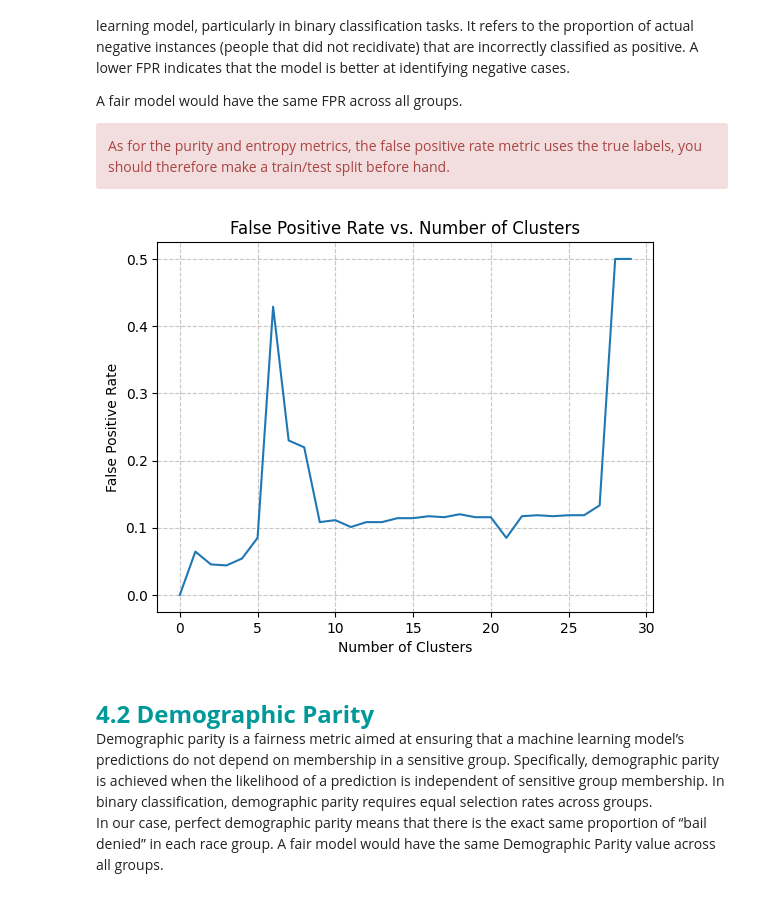
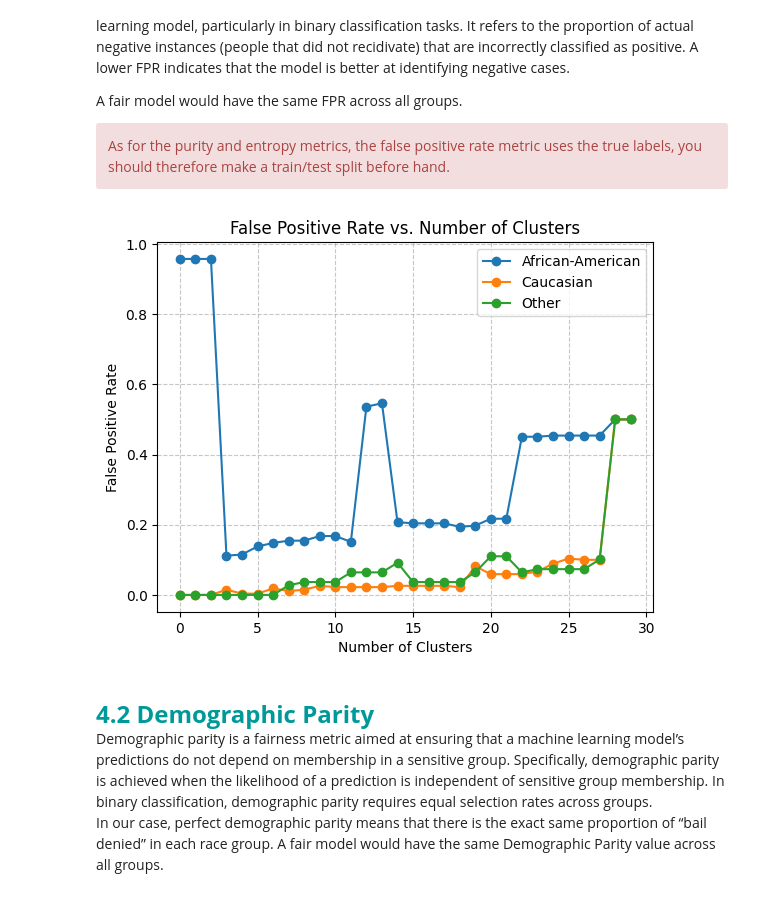
Before and after one commit to Potomolo/LEPL1109-CraHackaton, a Jupyter notebook: Hackaton_3/H3-Clustering-Student.ipynb, the cells around one changed output. Drawn from its saved outputs; the diff is of its cells as text; code cells hidden in the pictures.

```diff
--- a/Hackaton_3/H3-Clustering-Student.ipynb
+++ b/Hackaton_3/H3-Clustering-Student.ipynb
@@ -1269,43 +1269,40 @@ CELL N°4.1 False Positive Rate
 @pre:  A split of your dataset: X_train, X_test, y_train, y_test
 @post: A "False Positive Rate vs Number of Clusters" plot for each group
 """
-group_labels = np.where(race == 0, 0, np.where(race == 1, 1, 2))
-
+group_labels = np.where(race_mapped == 0, 0, np.where(race_mapped == 1, 1, 2))
+race_reverse_map = {0:"African-American" ,1:"Caucasian" ,2:"Other"}
 # Because the dataset is imbalanced, we will repartition our dataset into three race groups: African-American, Caucasian and Other.
-# X_train, X_test, y_train, y_test, group_train, group_val = train_test_split(
-#     X, y, group_labels, test_size=0.2, random_state=random_seed
-# )
 # Doing so, you can now use X_test[group_val == i] to get the test points with race i.
 
 
 X_train_wrace, X_test_wrace, y_train_wrace, y_test_wrace, group_train, group_val = \
     train_test_split( X, y, group_labels, test_size=0.2, random_state=random_seed)
 
 #print(X_test_wrace[group_val == 2])
 #print(X_train_wrace[group_train==0])
 #print(y_test_wrace[group_val == 2])
 #print(y_train_wrace[group_train==2])
 
-
-for race_index in range(2,3):
+for race_index in range(0,3):
     n=30
     tp = np.arange(n);fn= np.arange(n);tn= np.arange(n);fp =np.arange(n);fpr=np.arange(n)
     for i in range(2,n):
         kmeans = KMeans(n_clusters=i, random_state=random_seed)
         y_pred = compute_y_pred(kmeans, X_train_wrace[group_train==race_index], X_test_wrace[group_val==race_index], y_train_wrace[group_train==race_index])
         tn[i-2], fp[i-2], fn[i-2], tp[i-2] = confusion_matrix(y_test_wrace[group_val==race_index],y_pred).ravel()
 
     # Calculer le FPR
     fpr = fp / (fp + tn)
 
     plt.xlabel("Number of Clusters")
     plt.ylabel("False Positive Rate")
     plt.title("False Positive Rate vs. Number of Clusters")
-    plt.plot(np.arange(n),fpr)
+    plt.plot(np.arange(n),fpr, '-o',label = f'{race_reverse_map[race_index]}')
     plt.grid(True, linestyle="--", alpha=0.7)
-    plt.show()
+plt.legend()
+plt.show()
 # %% [output]
-[figure, old version]
+[figure, new version]
 # %% [markdown]
 <br>
 <font size=5 color=#009999> <b>4.2 Demographic Parity</b> <br>
```
